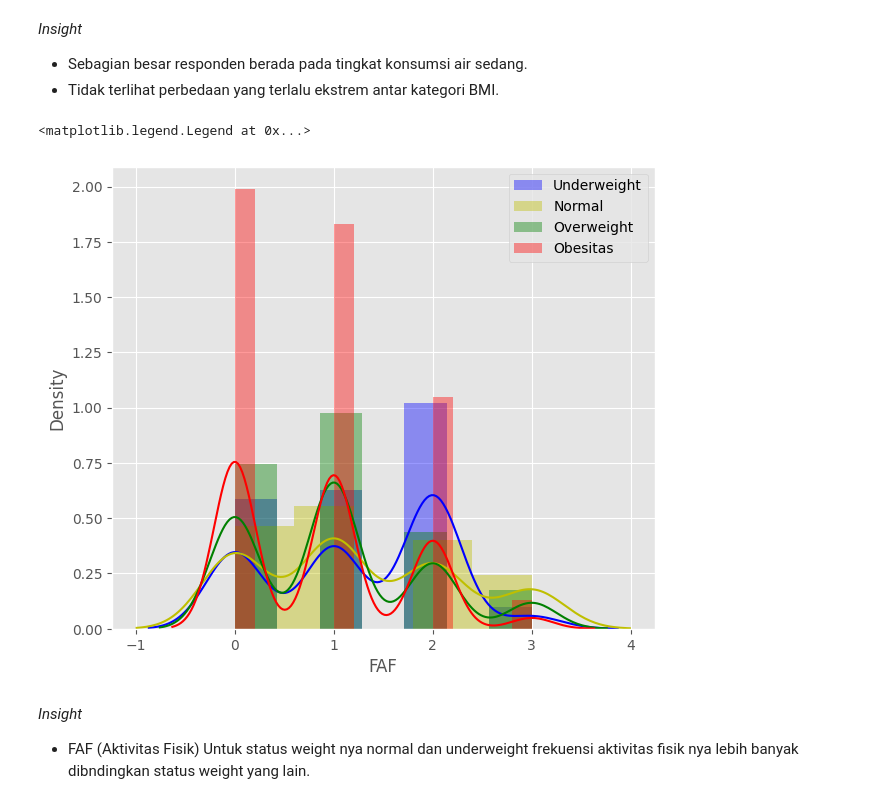
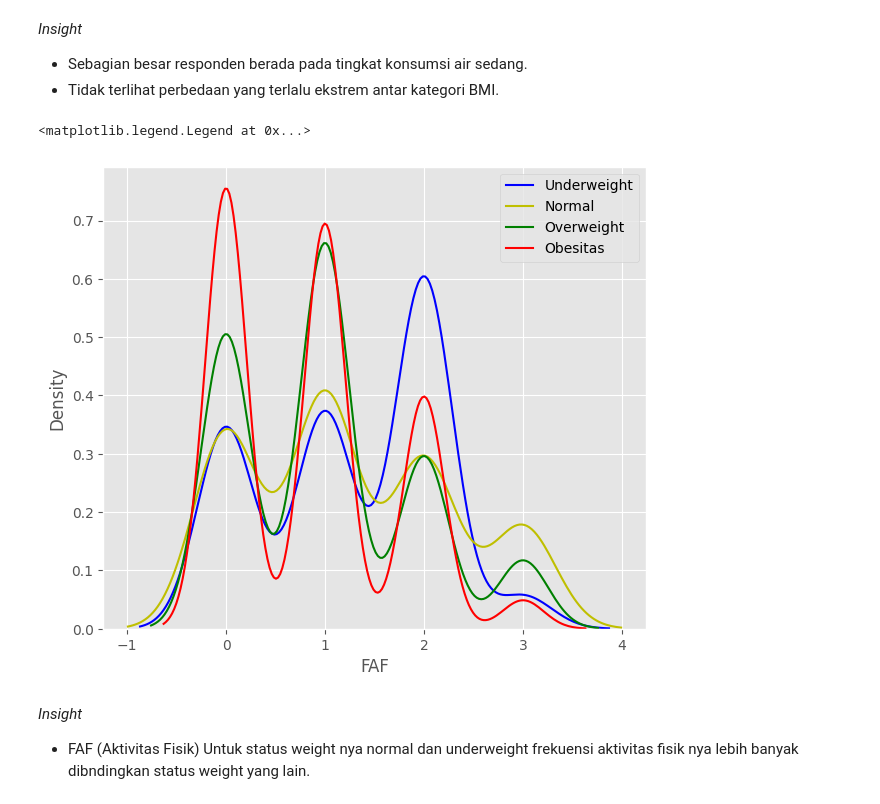
Before and after one commit to FariHafizh/Sistem-Klasifikasi-Status-Berat-Badan-Coding-Camp-2026, a Jupyter notebook: datascience/notebook.ipynb, the cells around one changed output. Cells and saved outputs as stored; diff of their text form; code cells hidden in the pictures.

```diff
--- a/datascience/notebook.ipynb
+++ b/datascience/notebook.ipynb
@@ -335,14 +355,14 @@ plt.legend()
 - Tidak terlihat perbedaan yang terlalu ekstrem antar kategori BMI.
 # %%
 plt.figure(figsize=(7, 6))
-sns.distplot(df.FAF[df.Weight_Status == 'Underweight'], color="b", label="Underweight" )
-sns.distplot(df.FAF[df.Weight_Status == 'Normal'], color="y", label="Normal")
-sns.distplot(df.FAF[df.Weight_Status == 'Overweight'], color="g", label="Overweight")
-sns.distplot(df.FAF[df.Weight_Status == 'Obesity'], color="r", label="Obesitas")
+sns.kdeplot(df.FAF[df.Weight_Status == 'Underweight'], color="b", label="Underweight" )
+sns.kdeplot(df.FAF[df.Weight_Status == 'Normal'], color="y", label="Normal")
+sns.kdeplot(df.FAF[df.Weight_Status == 'Overweight'], color="g", label="Overweight")
+sns.kdeplot(df.FAF[df.Weight_Status == 'Obesity'], color="r", label="Obesitas")
 plt.legend()
 # %% [output]
 <matplotlib.legend.Legend at 0x...>
-[figure, old version]
+[figure, new version]
 # %% [markdown]
 *Insight*
 - FAF (Aktivitas Fisik) Untuk status weight nya normal dan underweight frekuensi aktivitas fisik nya lebih banyak dibndingkan status weight yang lain.
```
Also changed, not shown: parts of 13 cells of this notebook.
